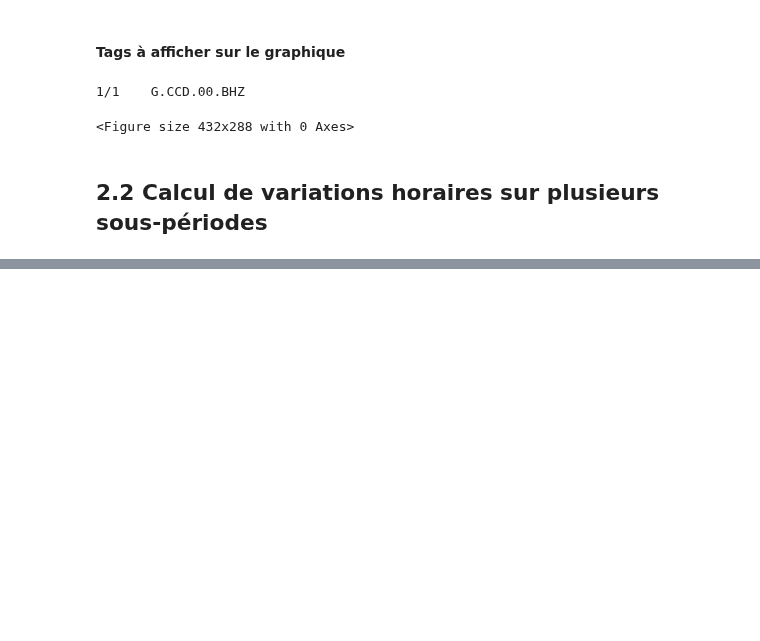
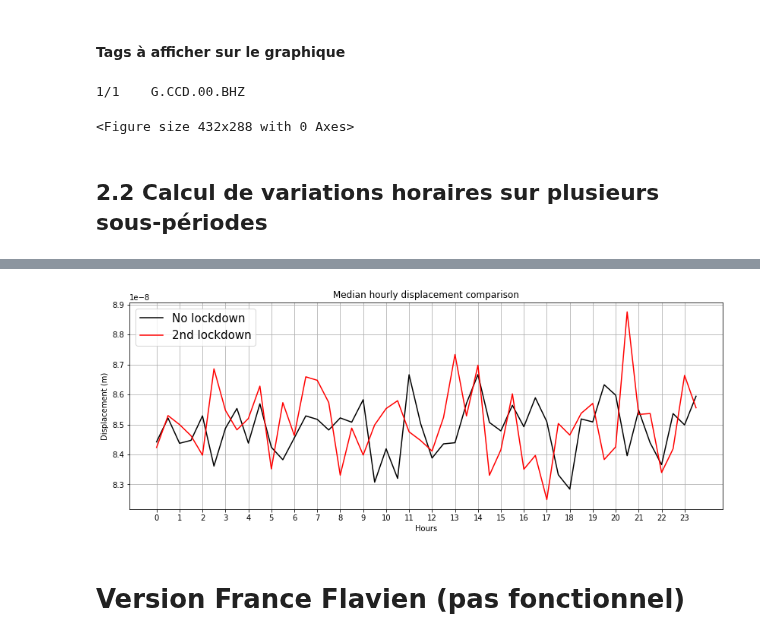
Before and after one commit to FlavienMattern/seismic-noise, a Jupyter notebook: ant_hourly_variations.ipynb, the cells around one changed output, grey strips where cells are left out. Cells and saved outputs as stored; diff of their text form; code cells hidden in the pictures; blank space fills up the shorter version.

Commit message:
Nouvelle version antarctique

```diff
--- a/ant_hourly_variations.ipynb
+++ b/ant_hourly_variations.ipynb
@@ -135,3 +152,51 @@ for st_str in st_name:
+# %%
+### Paramètres à changer
+freq = "4.0-14.0"
+st_name = "G.CCD.00.BHZ"
+periods = [[UTCDateTime("2019-11-01"),UTCDateTime("2019-11-30")]]
+###
+
+name = "{}{}_{}".format(st_name, periods[0][0].strftime('%Y-%m-%d'), periods[0][1].strftime('%Y-%m-%d'))
+noise = dRMS[st_name][freq]
+t, h, noise_matrix = hourly_var(noise, periods)
+#print(t,h,noise_matrix)
+
+median1 = np.nanmedian(noise_matrix, axis=1)
+new_median1 = median1.tolist()[6:] + median1.tolist()[0:6]
+
+freq = "4.0-14.0"
+st_name = "G.CCD.00.BHZ"
+periods = [[UTCDateTime("2020-11-01"),UTCDateTime("2020-11-30")]]
+###
+
+name = "{}{}_{}".format(st_name, periods[0][0].strftime('%Y-%m-%d'), periods[0][1].strftime('%Y-%m-%d'))
+noise = dRMS[st_name][freq]
+t, h, noise_matrix = hourly_var(noise, periods)
+#print(t,h,noise_matrix)
+
+median2 = np.nanmedian(noise_matrix, axis=1)
+new_median2 = median2.tolist()[6:] + median2.tolist()[0:6]
+
+
+
+
+plt.rcParams['figure.figsize'] = 14, 5
+plt.title('Median hourly displacement comparison')
+plt.xlabel('Hours')
+plt.ylabel('Displacement (m)' )
+plt.plot(h,new_median1,label='No lockdown',color='black')
+plt.plot(h,new_median2,label='2nd lockdown',color='red')
+#plt.plot(test,test2,color='r', linewidth=2.5,label='Lunch break')
+#plt.plot(test3,test2,color='r', linewidth=2.5,linestyle="--",label='')
+plt.xticks(np.arange(0, 24, 1), np.arange(0, 24, 1))
+plt.grid()
+plt.legend(fontsize=15)
+plt.savefig('Median_hourly_displacement.png')
+plt.show()
+# %% [output]
+[figure, added]
+# %% [markdown]
+# Version France Flavien (pas fonctionnel)
 # %%
 subperiods = [
     ["2010-01-01", "2010-05-31", "début", "red"],
```
Also changed, not shown: parts of 4 cells of this notebook, 3 other files.
